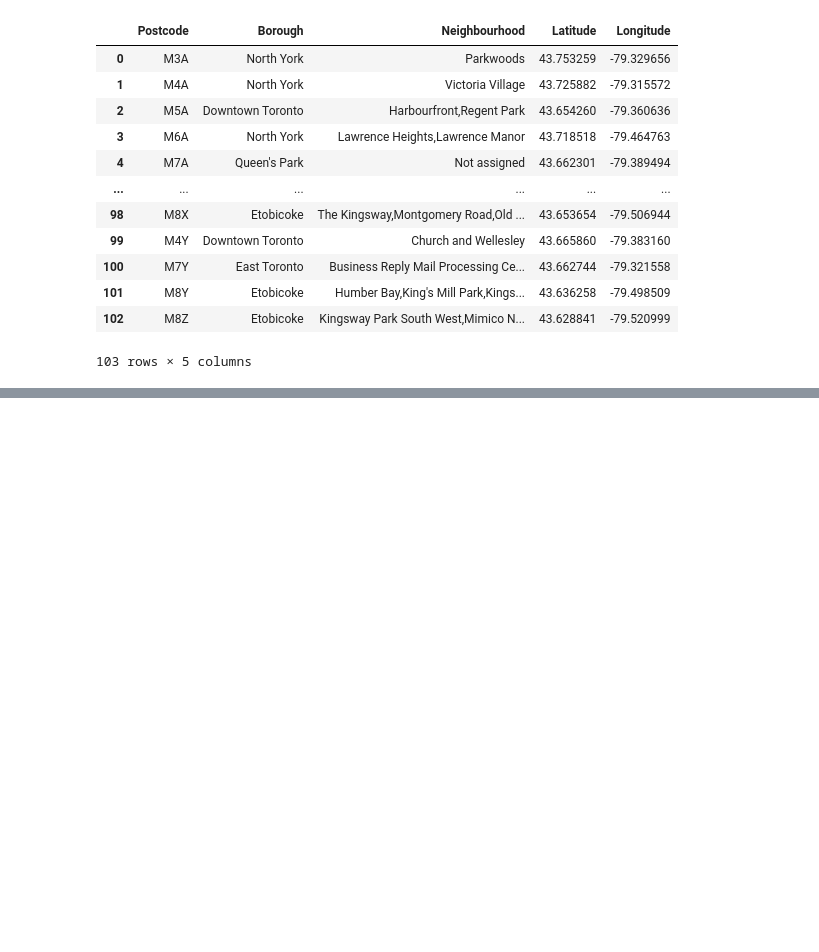
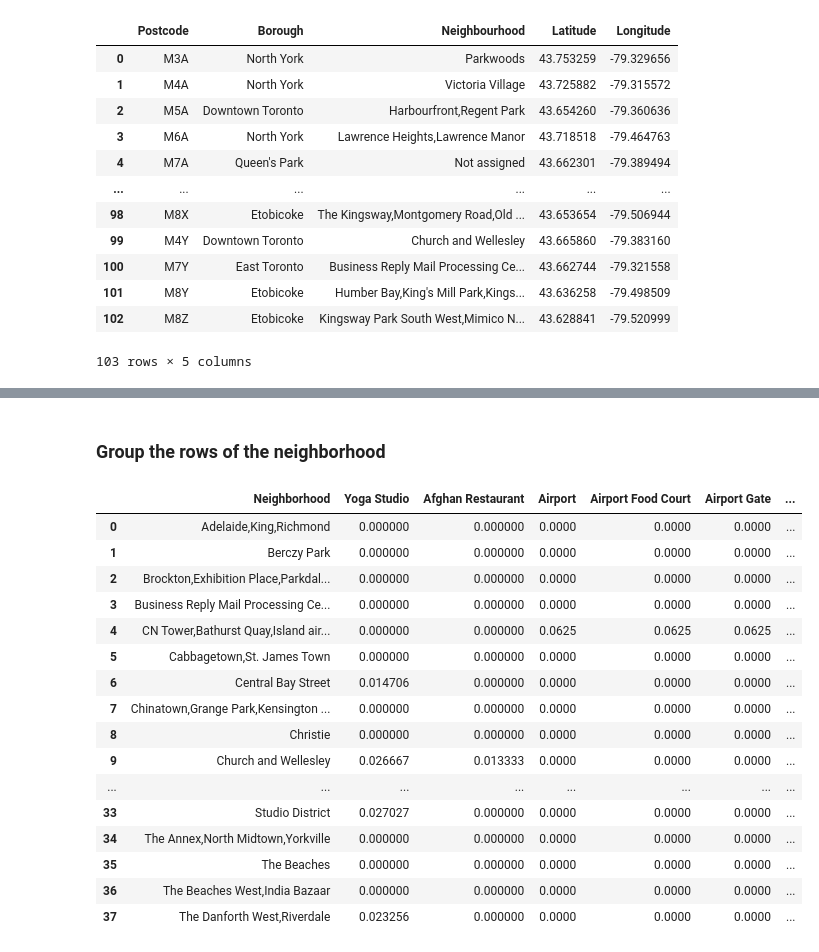
Before and after one commit to karolinasandgren/Coursera_Capstone, a Jupyter notebook: Applied Data Science Capstone Project.ipynb, the cells around one changed output, grey strips where cells are left out. Saved outputs shown, nothing was run; the diff lists cells and outputs as text; code cells hidden in the pictures; blank space fills up the shorter version.

Commit message:
Published from Watson Studio.

```diff
--- a/Applied Data Science Capstone Project.ipynb
+++ b/Applied Data Science Capstone Project.ipynb
@@ -141,0 +204,8 @@ df_f
+# %%
+address = 'Toronto, Canada'
+
+geolocator = Nominatim(user_agent="ny_explorer")
+location = geolocator.geocode(address)
+latitude = location.latitude
+longitude = location.longitude
+print('The geograpical coordinate of Toronto, Canada are {}, {}.'.format(latitude, longitude))
@@ -141,0 +238,11 @@ df_f
+# %%
+@hidden_cell
+CLIENT_ID = 'LEUBN1WC4ZQQKJ0THV0RRI1CIOMTMGRETOTNNDDHGKJLAQ5L' # Foursquare ID
+@hidden_cell
+CLIENT_SECRET = 'PCFPI2NX1I0NAABERX5CBPSHWTBLZ2IXITA22PYVL4QK1L2R' # Foursquare Secret
+VERSION = '20180605' # Foursquare API version
+LIMIT = 100 # A default Foursquare API limit value
+
+print('Your credentails:')
+print('CLIENT_ID: ' + CLIENT_ID)
+print('CLIENT_SECRET:' + CLIENT_SECRET)
@@ -141,0 +295,4 @@ df_f
+# %%
+toronto_venues = getNearbyVenues(names=df_toronto['Neighbourhood'],
+                                  latitudes=df_toronto['Latitude'],
+                                  longitudes=df_toronto['Longitude'])
@@ -141,0 +319,12 @@ df_f
+# %%
+# one hot encoding
+toronto_onehot = pd.get_dummies(toronto_venues[['Venue Category']], prefix="", prefix_sep="")
+
+# add neighborhood column back to dataframe
+toronto_onehot['Neighborhood'] = toronto_venues['Neighborhood']
+
+# move neighborhood column to the first column
+fixed_columns = [toronto_onehot.columns[-1]] + list(toronto_onehot.columns[:-1])
+toronto_onehot = toronto_onehot[fixed_columns]
+
+toronto_onehot.head()
@@ -141,0 +338,23 @@ df_f
+# %% [markdown]
+### Group the rows of the neighborhood
+# %%
+toronto_grouped = toronto_onehot.groupby('Neighborhood').mean().reset_index()
+toronto_grouped
+# %% [output]
+|  | Neighborhood | Yoga Studio | Afghan Restaurant | Airport | Airport Food Court | Airport Gate | ... |
+| 0 | Adelaide,King,Richmond | 0.000000 | 0.000000 | 0.0000 | 0.0000 | 0.0000 | ... |
+| 1 | Berczy Park | 0.000000 | 0.000000 | 0.0000 | 0.0000 | 0.0000 | ... |
+| 2 | Brockton,Exhibition Place,Parkdal... | 0.000000 | 0.000000 | 0.0000 | 0.0000 | 0.0000 | ... |
+| 3 | Business Reply Mail Processing Ce... | 0.000000 | 0.000000 | 0.0000 | 0.0000 | 0.0000 | ... |
+| 4 | CN Tower,Bathurst Quay,Island air... | 0.000000 | 0.000000 | 0.0625 | 0.0625 | 0.0625 | ... |
+| 5 | Cabbagetown,St. James Town | 0.000000 | 0.000000 | 0.0000 | 0.0000 | 0.0000 | ... |
+| 6 | Central Bay Street | 0.014706 | 0.000000 | 0.0000 | 0.0000 | 0.0000 | ... |
+| 7 | Chinatown,Grange Park,Kensington ... | 0.000000 | 0.000000 | 0.0000 | 0.0000 | 0.0000 | ... |
+| 8 | Christie | 0.000000 | 0.000000 | 0.0000 | 0.0000 | 0.0000 | ... |
+| 9 | Church and Wellesley | 0.026667 | 0.013333 | 0.0000 | 0.0000 | 0.0000 | ... |
+| ... | ... | ... | ... | ... | ... | ... | ... |
+| 33 | Studio District | 0.027027 | 0.000000 | 0.0000 | 0.0000 | 0.0000 | ... |
+| 34 | The Annex,North Midtown,Yorkville | 0.000000 | 0.000000 | 0.0000 | 0.0000 | 0.0000 | ... |
+| 35 | The Beaches | 0.000000 | 0.000000 | 0.0000 | 0.0000 | 0.0000 | ... |
+| 36 | The Beaches West,India Bazaar | 0.000000 | 0.000000 | 0.0000 | 0.0000 | 0.0000 | ... |
+| 37 | The Danforth West,Riverdale | 0.023256 | 0.000000 | 0.0000 | 0.0000 | 0.0000 | ... |
```
Also changed, not shown: parts of 25 cells of this notebook.
